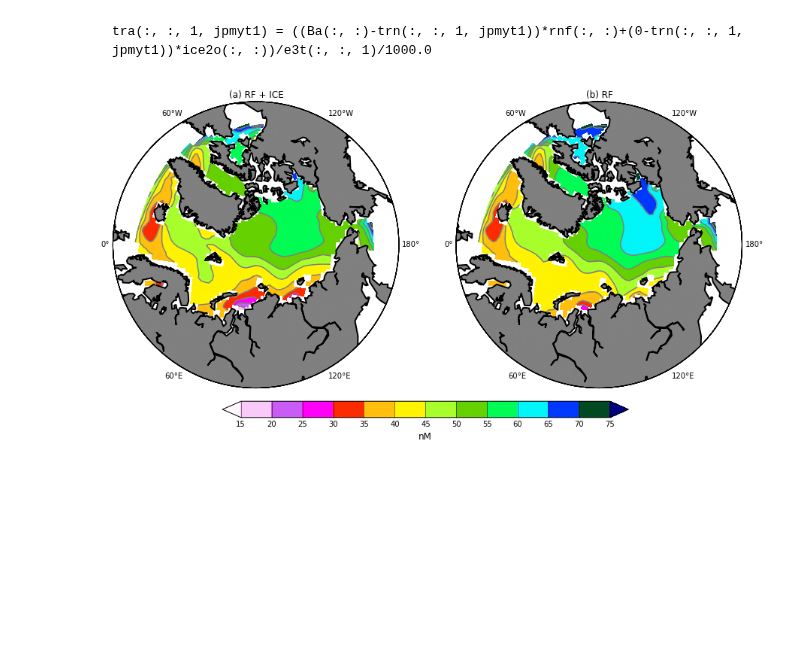
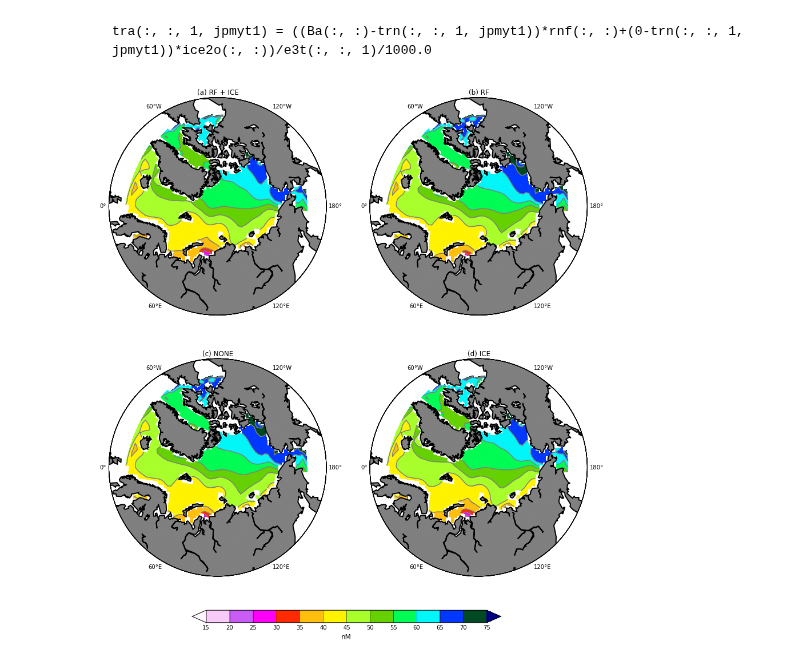
Before and after one commit to UBC-MOAD/analysis-kyle, a Jupyter notebook: notebooks/[Barium] 07 Tracer simulation results.ipynb, the cells around one changed output. Cells and saved outputs as stored; diff of their text form; code cells hidden in the pictures; blank space fills up the shorter version.

```diff
--- a/notebooks/[Barium] 07 Tracer simulation results.ipynb
+++ b/notebooks/[Barium] 07 Tracer simulation results.ipynb
@@ -46,29 +46,40 @@ tra(:, :, 1, jpmyt1) = ((Ba(:, :)-trn(:, :, 1, jpmyt1))*rnf(:, :)+(0-trn(:, :, 1
 # %%
 ptrc_obj = nc.Dataset('_data\\ALL01_1m_00010101_00041001_ptrc_T.nc')
 ptrc_obj2 = nc.Dataset('_data\\RF01_1m_00010101_00041001_ptrc_T.nc')
-#ptrc_obj3 = nc.Dataset('_data\\ICE01_1m_00010101_00041001_ptrc_T.nc')
+ptrc_obj3 = nc.Dataset('_data\\NONE03_1m_00010101_00041001_ptrc_T.nc')
+ptrc_obj4 = nc.Dataset('_data\\ICE04_1m_00010101_00011001_ptrc_T.nc')
+
 Ba=ptrc_obj.variables['Ba'][:]*1e-6
 Ba2=ptrc_obj2.variables['Ba'][:]*1e-6
-#Ba3=ptrc_obj3.variables['Ba'][:]*1e-6
+Ba3=ptrc_obj3.variables['Ba'][:]*1e-6
+Ba4=ptrc_obj4.variables['Ba'][:]*1e-6
+
 nav_lat=ptrc_obj.variables['nav_lat'][:]
 nav_lon=ptrc_obj.variables['nav_lon'][:]
-Ba_masked = np.ma.masked_where(((domain==0) | (Ba[44, 0, :, :]==0)), Ba[44, 0, :, :])
-Ba2_masked = np.ma.masked_where(((domain==0) | (Ba2[44, 0, :, :]==0)), Ba2[44, 0, :, :])
-#Ba3_masked = np.ma.masked_where(((domain==0) | (Ba3[44, 0, :, :]==0)), Ba3[44, 0, :, :])
+
+Ba_masked = np.ma.masked_where(((domain==0) | (Ba[8, 0, :, :]==0)), Ba[8, 0, :, :])
+Ba2_masked = np.ma.masked_where(((domain==0) | (Ba2[8, 0, :, :]==0)), Ba2[8, 0, :, :])
+Ba3_masked = np.ma.masked_where(((domain==0) | (Ba3[8, 0, :, :]==0)), Ba3[8, 0, :, :])
+Ba4_masked = np.ma.masked_where(((domain==0) | (Ba4[8, 0, :, :]==0)), Ba4[8, 0, :, :])
 # %%
 lev = [15, 20, 25, 30, 35, 40, 45, 50, 55, 60, 65, 70, 75]
 fig = plt.figure(figsize=(15, 15))
-ax1 = plt.subplot2grid((1, 2), (0, 0), colspan=1, rowspan=1)
-ax2 = plt.subplot2grid((1, 2), (0, 1), colspan=1, rowspan=1)
+ax1 = plt.subplot2grid((2, 2), (0, 0), colspan=1, rowspan=1)
+ax2 = plt.subplot2grid((2, 2), (0, 1), colspan=1, rowspan=1)
+ax3 = plt.subplot2grid((2, 2), (1, 0), colspan=1, rowspan=1)
+ax4 = plt.subplot2grid((2, 2), (1, 1), colspan=1, rowspan=1)
+
 plot_Ba(nav_lon, nav_lat, Ba_masked, lev, ax1)
-CS = plot_Ba(nav_lon, nav_lat, Ba2_masked, lev, ax2)
+plot_Ba(nav_lon, nav_lat, Ba2_masked, lev, ax2)
+CS = plot_Ba(nav_lon, nav_lat, Ba3_masked, lev, ax3)
+plot_Ba(nav_lon, nav_lat, Ba4_masked, lev, ax4)
 # Title
-ax1.set_title('(a) RF + ICE'); ax2.set_title('(b) RF')
+ax1.set_title('(a) RF + ICE'); ax2.set_title('(b) RF'); ax3.set_title('(c) NONE'); ax4.set_title('(d) ICE')
 # Legend
-cax  = fig.add_axes([0.26, 0.3, 0.5, 0.02])
+cax  = fig.add_axes([0.26, 0.05, 0.5, 0.02])
 CBar = fig.colorbar(CS, cax=cax, orientation='horizontal')
 CBar.set_label('nM', fontsize=12)
 CBar.ax.tick_params(axis='x', length=22)
 CBar.set_ticks(lev)
 # %% [output]
-[figure, old version]
+[figure, new version]
```
Also changed, not shown: parts of 6 cells of this notebook.
